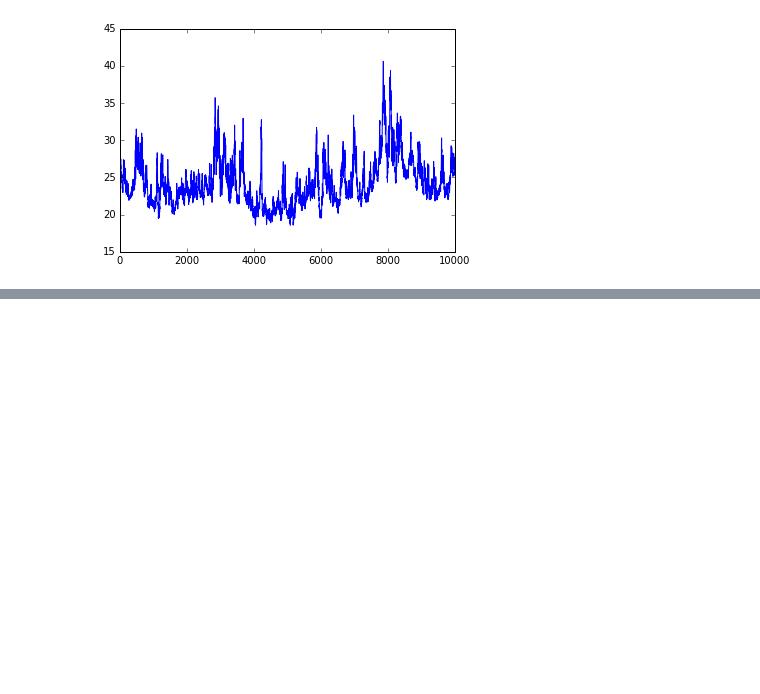
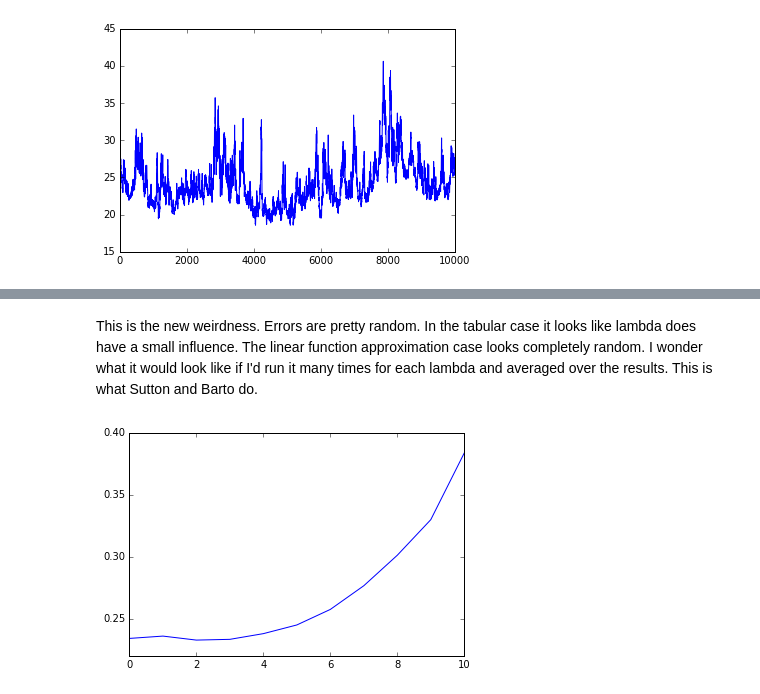
Before and after one commit to rmoehn/easy21, a Jupyter notebook: python/notebooks/Easy21.ipynb, the cells around one changed output, grey strips where cells are left out. Cells and saved outputs as stored; diff of their text form; code cells hidden in the pictures; blank space fills up the shorter version.

```diff
--- a/python/notebooks/Easy21.ipynb
+++ b/python/notebooks/Easy21.ipynb
@@ -120,0 +175,6 @@ Whoa, this is pretty awesome. But why, but why, but why.
+# %% [markdown]
+This is the new weirdness. Errors are pretty random. In the tabular case it looks like lambda does have a small influence. The linear function approximation case looks completely random. I wonder what it would look like if I'd run it many times for each lambda and averaged over the results. This is what Sutton and Barto do.
+# %%
+dev.plot_avg_msq_errors(dev.train, monte_carlo_V, 1000)
+# %% [output]
+[figure, added]
```
Also changed, not shown: parts of 12 cells of this notebook, 1 other file.
